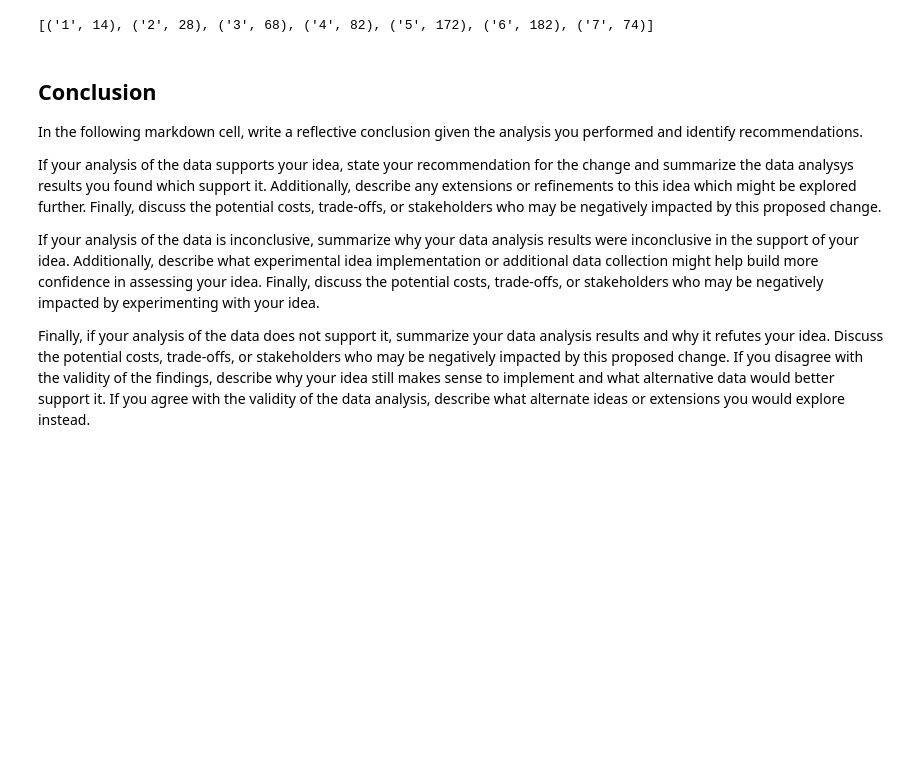
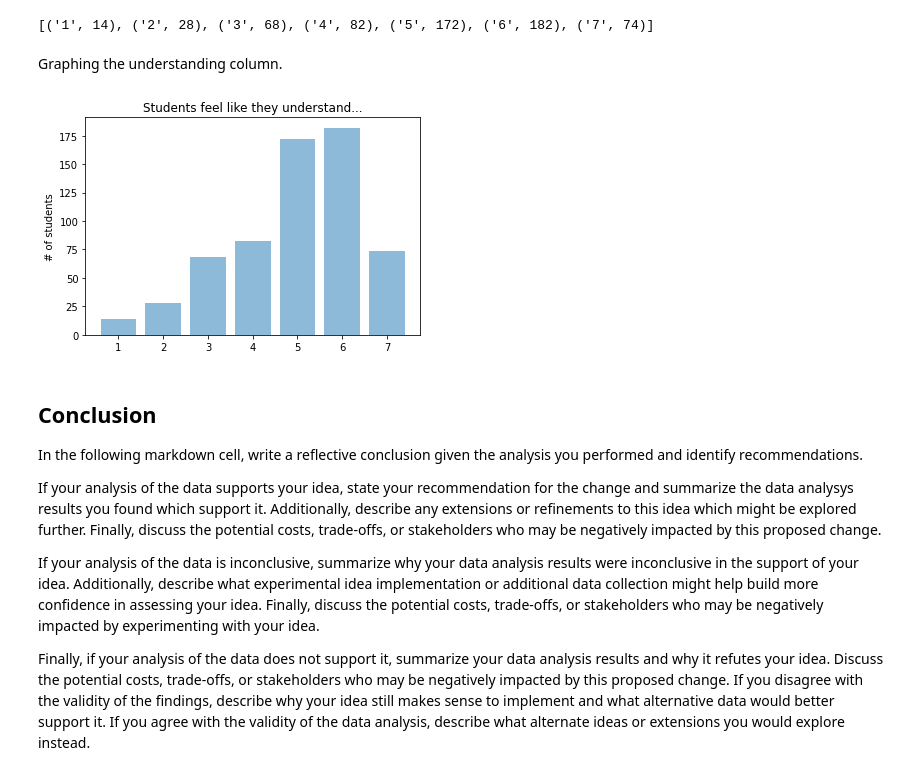
Before and after one commit to Walidaaunc/comp110-22s-workspace, a Jupyter notebook: exercises/ex08/analysis.ipynb, the cells around one changed output. Cells and saved outputs as stored; diff of their text form; code cells hidden in the pictures; blank space fills up the shorter version.

```diff
--- a/exercises/ex08/analysis.ipynb
+++ b/exercises/ex08/analysis.ipynb
@@ -147,6 +204,25 @@ second_var: dict[str, int] = count(first_var)
 print(sorted_dictionary(second_var))
 # %% [output]
 [('1', 14), ('2', 28), ('3', 68), ('4', 82), ('5', 172), ('6', 182), ('7', 74)]
+# %% [markdown]
+Graphing the understanding column.
+# %%
+import matplotlib.pyplot as plt
+import numpy as np
+import matplotlib.pyplot as plt
+
+labels = [1,2,3,4,5,6,7]
+y_pos = [0,1,2,3,4,5,6]  # the order the labels will be arranged in bar chart
+performance = [14,28,68,82,172,182,74]
+
+plt.bar(y_pos, performance, align='center', alpha=0.5)
+plt.xticks(y_pos, labels)
+plt.ylabel('# of students')
+plt.title('Students feel like they understand...')
+
+plt.show()
+# %% [output]
+[figure, added]
 # %% [markdown]
 ## Conclusion
 
```
Also changed, not shown: parts of 14 cells of this notebook.
